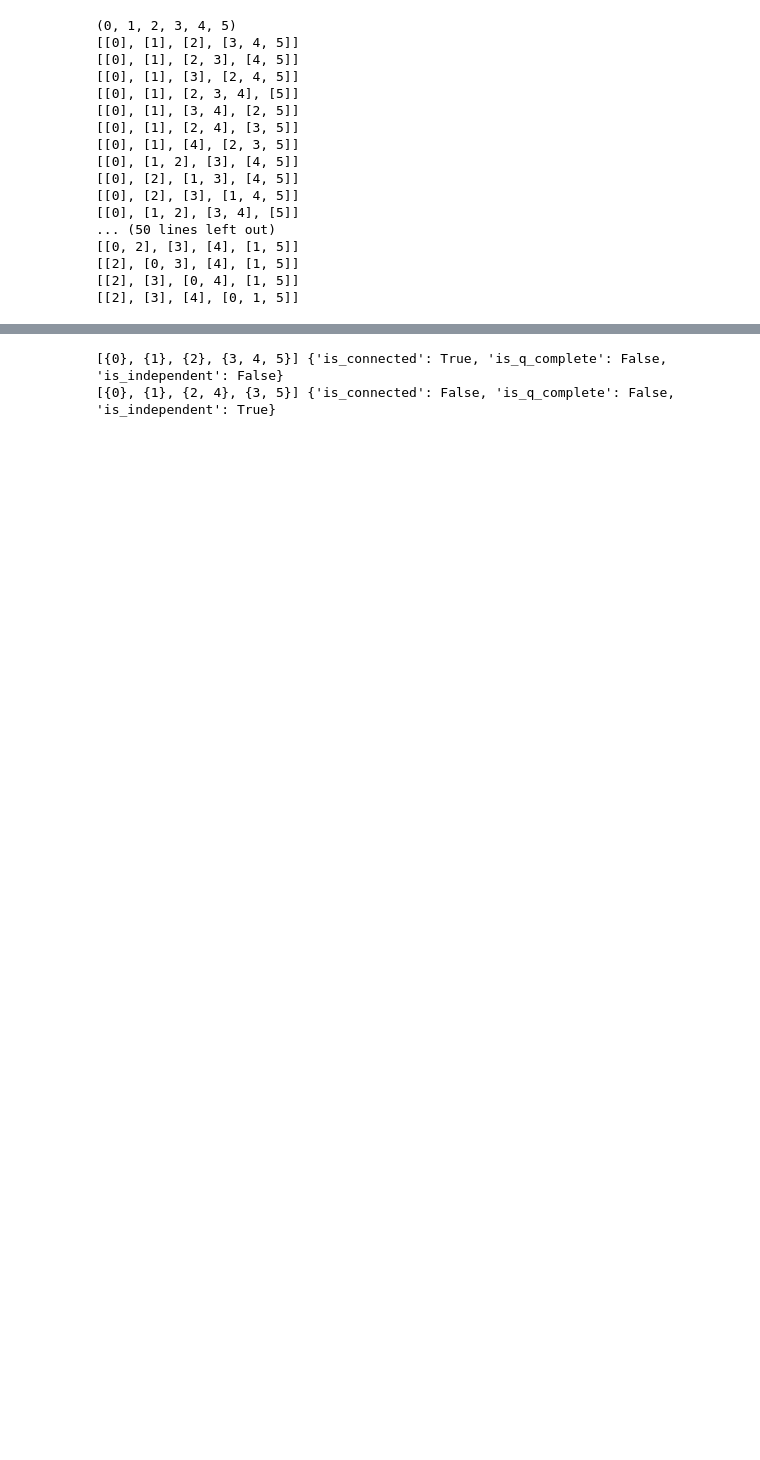
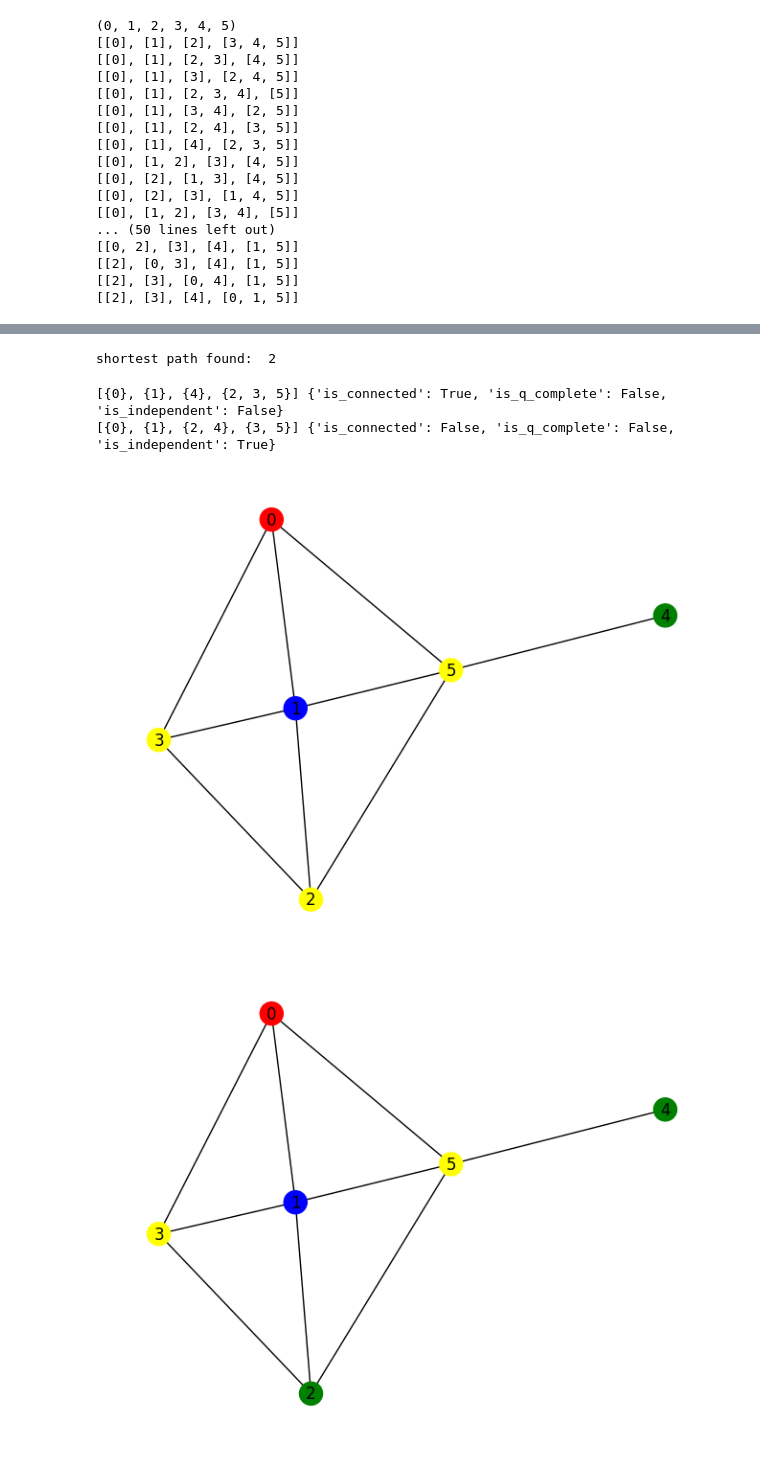
Before and after one commit to davidberth/Hadwiger, a Jupyter notebook: pathfinder.ipynb, the cells around one changed output, grey strips where cells are left out. Cells and saved outputs as stored; diff of their text form; code cells hidden in the pictures; blank space fills up the shorter version.

```diff
--- a/pathfinder.ipynb
+++ b/pathfinder.ipynb
@@ -71,7 +79,9 @@ def render_graph(G, partition):
         for v in block:
             color_map[v] = colors[i]
 
-    nx.draw(G, labels={i: i for i in G.nodes()}, node_color=color_map)
+    pos = nx.spring_layout(G, seed = 42)
+
+    nx.draw(G, pos = pos, labels={i: i for i in G.nodes()}, node_color=color_map)
     plt.show()
     plt.close()
 # %%
@@ -226,6 +233,11 @@ Number of paths found: 128
+# %%
+print ('shortest path found: ', min([len(p) for p in path]))
+sp = np.argmin([len(p) for p in path])
+# %% [output]
+shortest path found:  2
 # %%
-for parti in path[0]:
+for parti in path[sp]:
     print (s1[parti], part_props[parti])
 # %% [output]
-[{0}, {1}, {2}, {3, 4, 5}] {'is_connected': True, 'is_q_complete': False, 'is_independent': False}
+[{0}, {1}, {4}, {2, 3, 5}] {'is_connected': True, 'is_q_complete': False, 'is_independent': False}
 [{0}, {1}, {2, 4}, {3, 5}] {'is_connected': False, 'is_q_complete': False, 'is_independent': True}
@@ -234,0 +244,6 @@ render_graph(G, s1[path[0][1]])
+# %%
+for i in range(len(path[sp])):
+    render_graph(G, s1[path[sp][i]])
+# %% [output]
+[figure, added]
+[figure, added]
```
Also changed, not shown: parts of 9 cells of this notebook.
